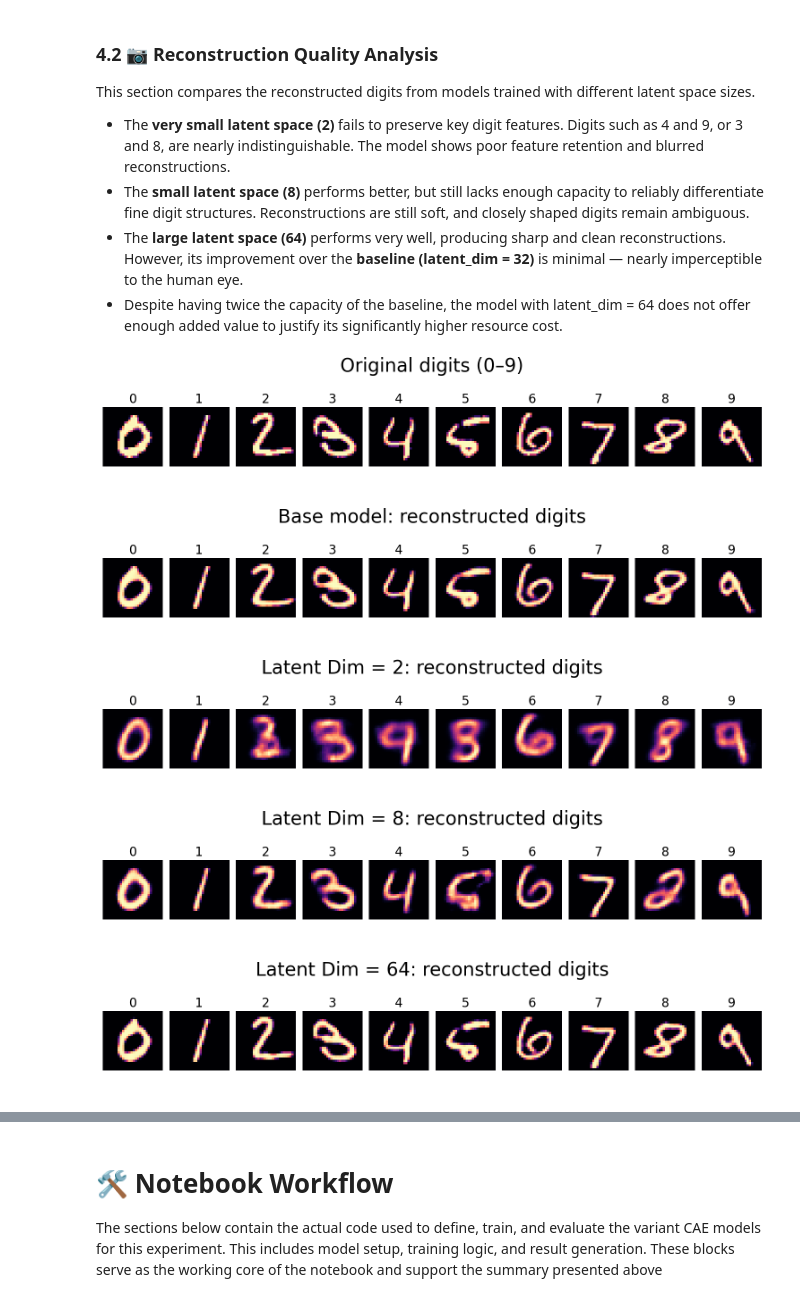
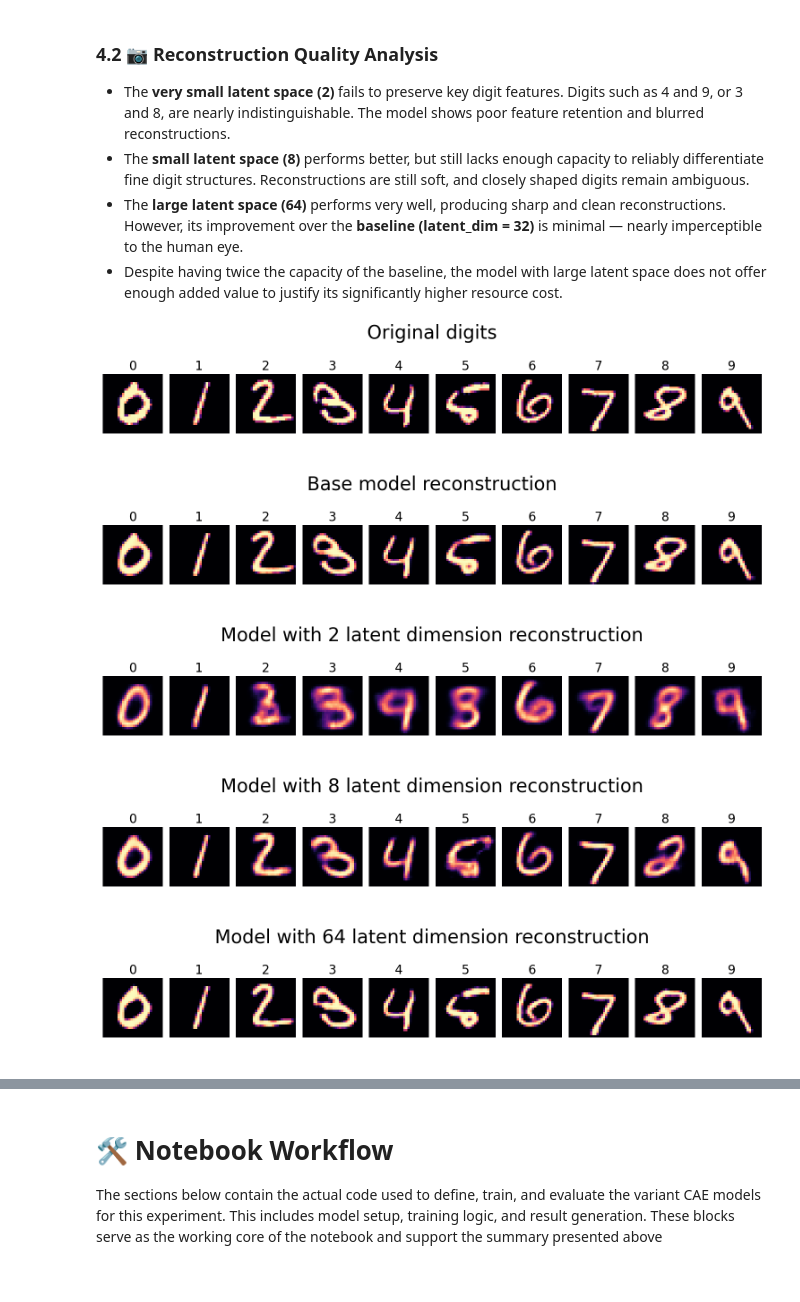
Before and after one commit to vlad-uve/CAE-MNIST, a Jupyter notebook: notebooks/CAE_experiment_2(latent_dim).ipynb, the cells around one changed output, grey strips where cells are left out. Saved outputs shown, nothing was run; the diff lists cells and outputs as text; code cells hidden in the pictures.

```diff
--- a/notebooks/CAE_experiment_2(latent_dim).ipynb
+++ b/notebooks/CAE_experiment_2(latent_dim).ipynb
@@ -91,21 +83,16 @@ display(Image(filename="CAE-MNIST/outputs/experiment_2_files/experiment_2_image_
 # %% [markdown]
 ### 4.2 📷 Reconstruction Quality Analysis
-
-This section compares the reconstructed digits from models trained with different latent space sizes.
 
 - The **very small latent space (2)** fails to preserve key digit features. Digits such as 4 and 9, or 3 and 8, are nearly indistinguishable. The model shows poor feature retention and blurred reconstructions.
 - The **small latent space (8)** performs better, but still lacks enough capacity to reliably differentiate fine digit structures. Reconstructions are still soft, and closely shaped digits remain ambiguous.
 - The **large latent space (64)** performs very well, producing sharp and clean reconstructions. However, its improvement over the **baseline (latent_dim = 32)** is minimal — nearly imperceptible to the human eye.
-- Despite having twice the capacity of the baseline, the model with latent_dim = 64 does not offer enough added value to justify its significantly higher resource cost.
+- Despite having twice the capacity of the baseline, the model with large latent space does not offer enough added value to justify its significantly higher resource cost.
-# %%
-display(Image(filename='/content/CAE-MNIST/outputs/base_model_files/base_image_original.png'))
-display(Image(filename='/content/CAE-MNIST/outputs/base_model_files/base_image_reconstruction.png'))
-display(Image(filename='CAE-MNIST/outputs/experiment_2_files/experiment_2_image_reconstruction_1.png'))
-display(Image(filename='CAE-MNIST/outputs/experiment_2_files/experiment_2_image_reconstruction_2.png'))
-display(Image(filename='CAE-MNIST/outputs/experiment_2_files/experiment_2_image_reconstruction_3.png'))
-# %% [output]
-[figure, removed]
-[figure, removed]
-[figure, removed]
-[figure, removed]
-[figure, removed]
+# %%
+display(Image(filename='/content/CAE-MNIST/outputs/base_model_files/base_image_original.png'))
+display_reconstruction_images(2, len(experiment_2_models))
+# %% [output]
+[figure, added]
+[figure, added]
+[figure, added]
+[figure, added]
+[figure, added]
```
Also changed, not shown: parts of 17 cells of this notebook.
